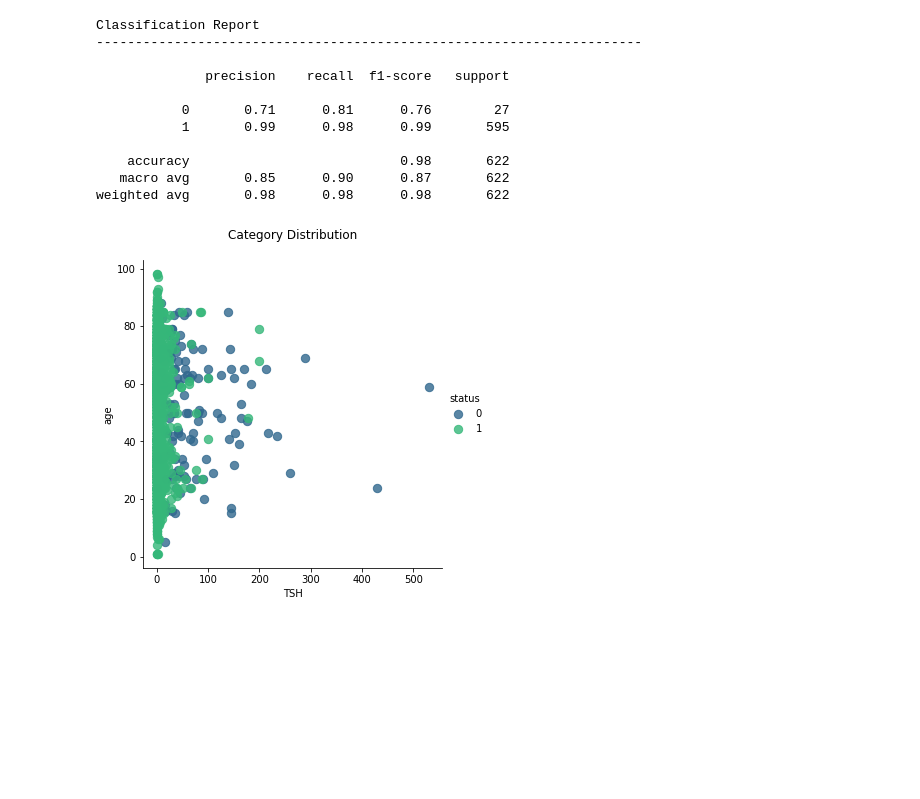
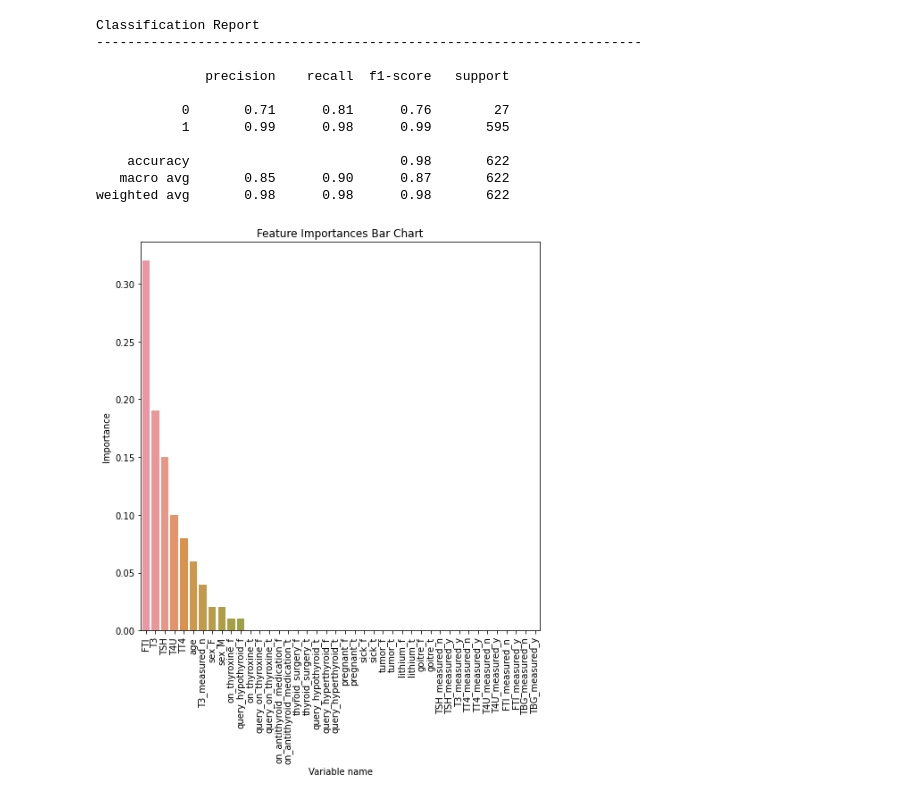
Before and after one commit to stogaja/Python-ML-Projects, a Jupyter notebook: Decision-Trees-&-SVM-Nairobi-Hospital/app.ipynb, the cells around one changed output. Saved outputs shown, nothing was run; the diff lists cells and outputs as text; code cells hidden in the pictures; blank space fills up the shorter version.

```diff
--- a/Decision-Trees-&-SVM-Nairobi-Hospital/app.ipynb
+++ b/Decision-Trees-&-SVM-Nairobi-Hospital/app.ipynb
@@ -1259,6 +1187,0 @@ def RSearcH_GB(X, y, params, folds):
-# %%
-# let's see the distribution of categories
-
-Desired_Features_Plot('TSH', 'age', Hypothyroid, 'status', 'viridis')
-# %% [output]
-[figure, removed]
@@ -1264,0 +1212,32 @@ Desired_Features_Plot('TSH', 'age', Hypothyroid, 'status', 'viridis')
+# %%
+# feature importance
+importance = tree.feature_importances_
+
+feature_importances = [(feature, round(importance, 2)) for feature, importance
+                       in zip(features, importance)]
+
+feature_importances = sorted(feature_importances, key=lambda x: x[1],
+                             reverse=True)
+feature_importances
+
+# plotting feature importance
+
+x_value = pd.DataFrame(feature_importances)
+
+x_value
+
+plt.figure(figsize=(8, 8))
+
+sns.barplot(x=0, y=1, data=x_value)
+
+plt.xlabel('Variable name')
+
+plt.xticks(rotation='vertical')
+
+plt.ylabel('Importance')
+
+plt.title('Feature Importances Bar Chart')
+
+plt.show()
+# %% [output]
+[figure, added]
```
Also changed, not shown: parts of 27 cells of this notebook.
